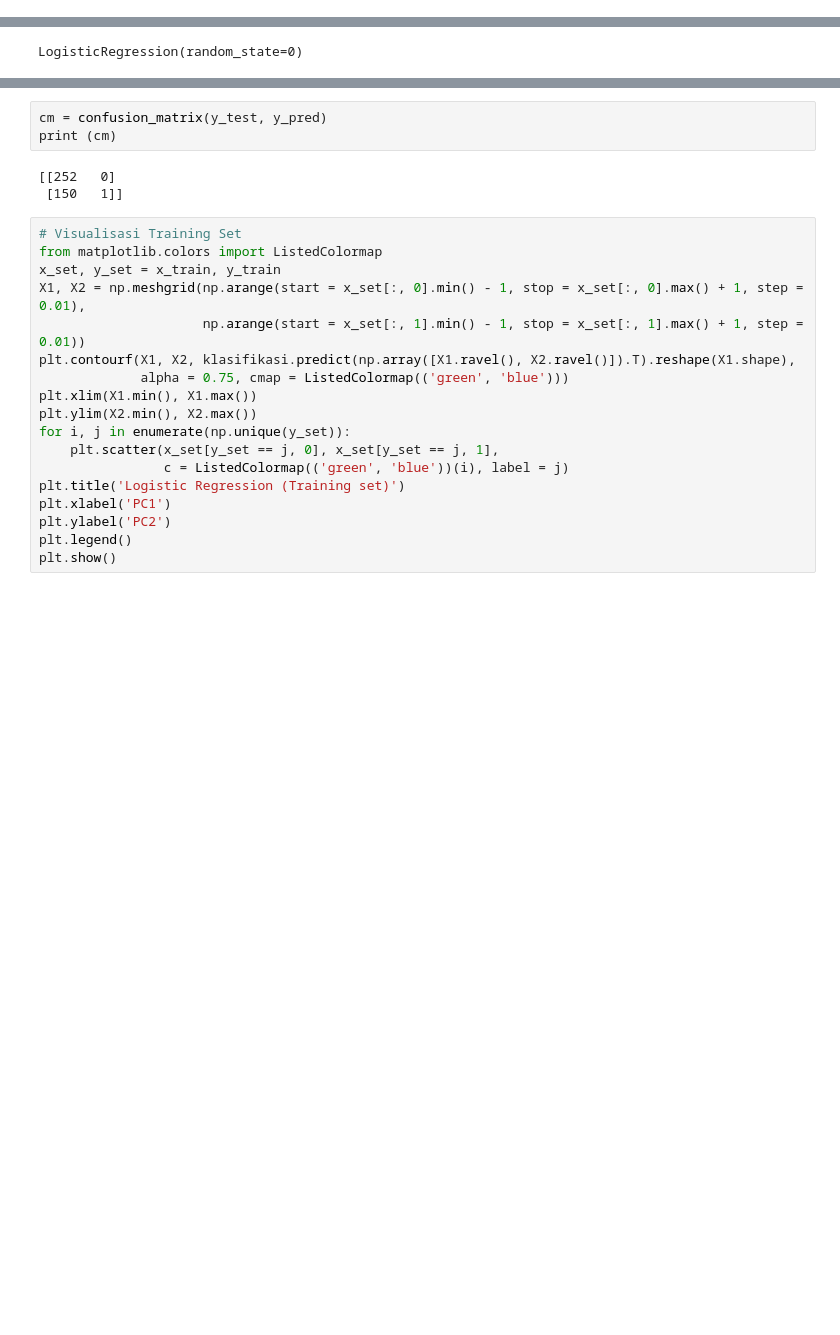
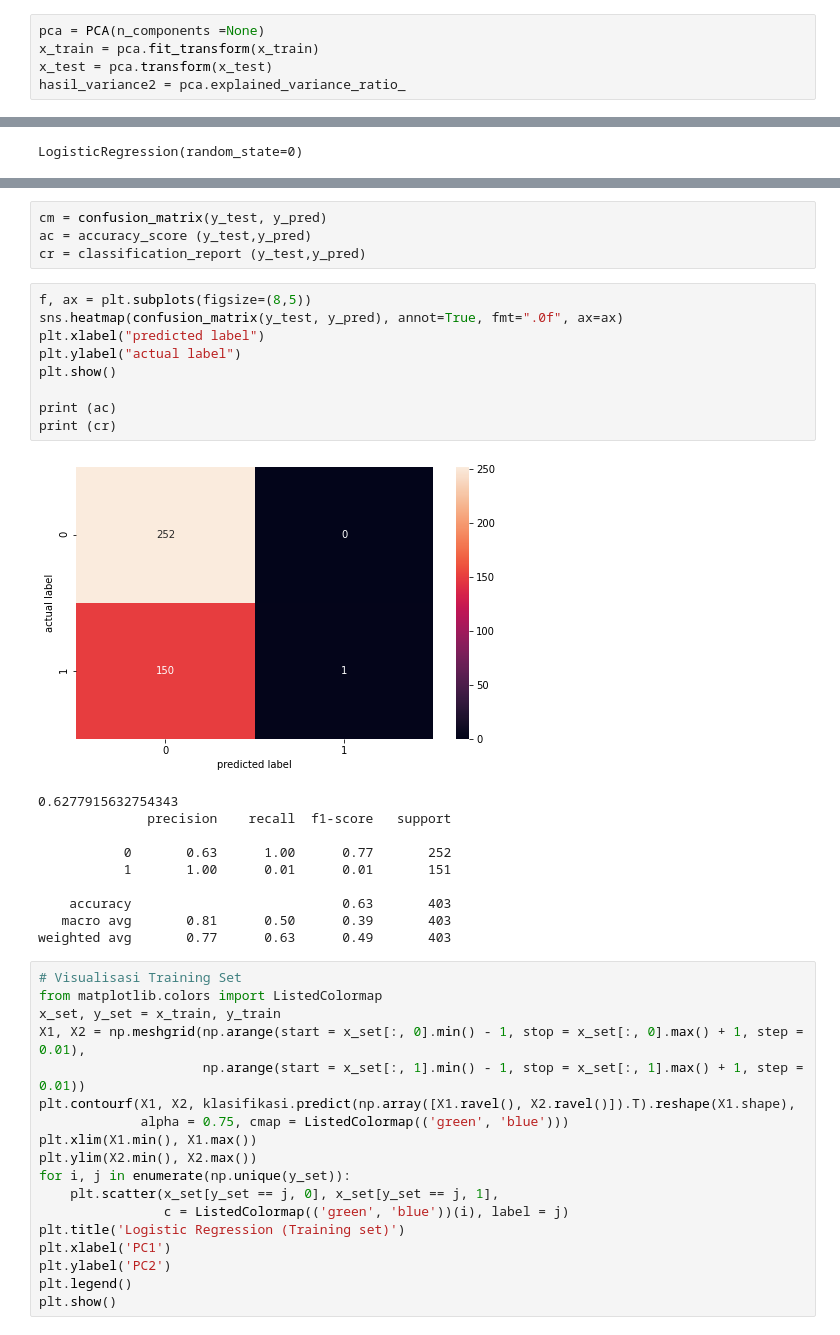
Before and after one commit to Miaamaliah7/PCA, a Jupyter notebook: PCA.ipynb, the cells around one changed output, grey strips where cells are left out. Saved outputs shown, nothing was run; the diff lists cells and outputs as text; blank space fills up the shorter version.

```diff
--- a/PCA.ipynb
+++ b/PCA.ipynb
@@ -101,0 +108,5 @@ x_train, x_test, y_train, y_test = train_test_split(x, y, test_size = 0.2, rando
+# %%
+pca = PCA(n_components =None)
+x_train = pca.fit_transform(x_train)
+x_test = pca.transform(x_test)
+hasil_variance2 = pca.explained_variance_ratio_
@@ -151,9 +185,27 @@ y_pred = klasifikasi.predict(x_test)
-# %%
-cm = confusion_matrix(y_test, y_pred)
-print (cm)
-# %% [output]
-[[252   0]
- [150   1]]
+# %%
+cm = confusion_matrix(y_test, y_pred)
+ac = accuracy_score (y_test,y_pred)
+cr = classification_report (y_test,y_pred)
+# %%
+f, ax = plt.subplots(figsize=(8,5))
+sns.heatmap(confusion_matrix(y_test, y_pred), annot=True, fmt=".0f", ax=ax)
+plt.xlabel("predicted label")
+plt.ylabel("actual label")
+plt.show()
+
+print (ac)
+print (cr)
+# %% [output]
+[figure, added]
+0.6277915632754343
+              precision    recall  f1-score   support
+
+           0       0.63      1.00      0.77       252
+           1       1.00      0.01      0.01       151
+
+    accuracy                           0.63       403
+   macro avg       0.81      0.50      0.39       403
+weighted avg       0.77      0.63      0.49       403
 # %%
 # Visualisasi Training Set
 from matplotlib.colors import ListedColormap
```
Also changed, not shown: parts of 7 cells of this notebook.
